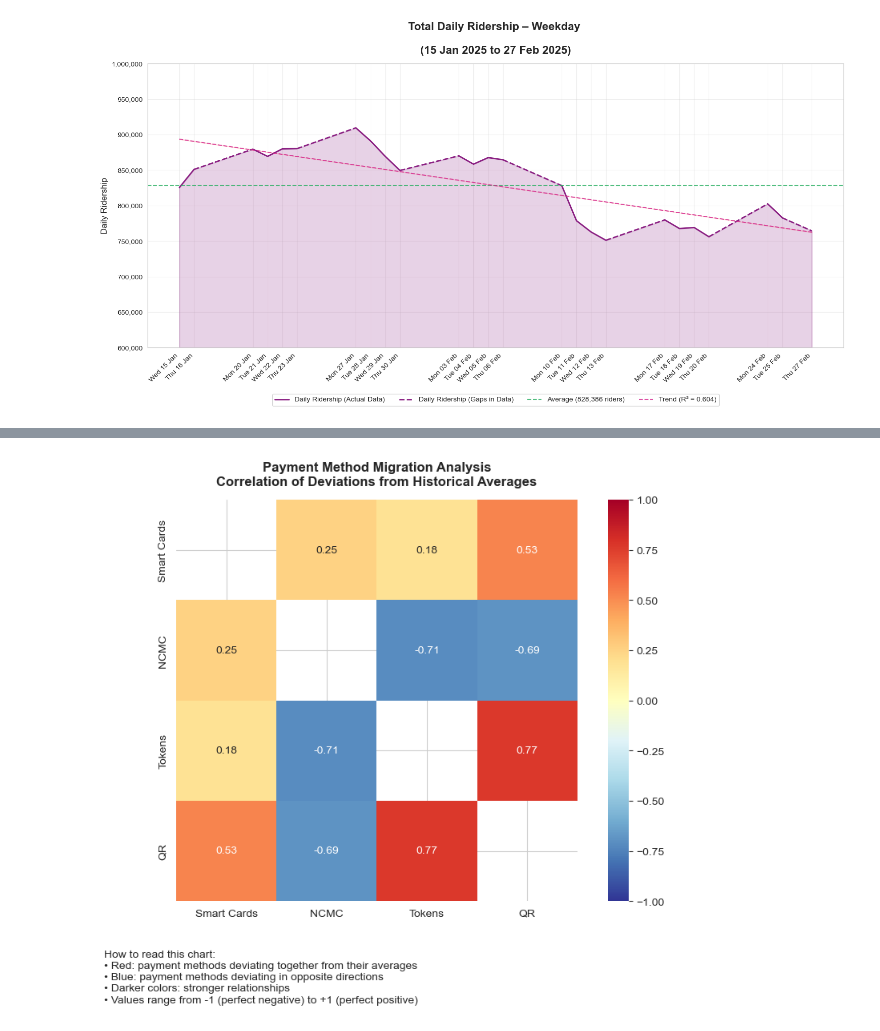
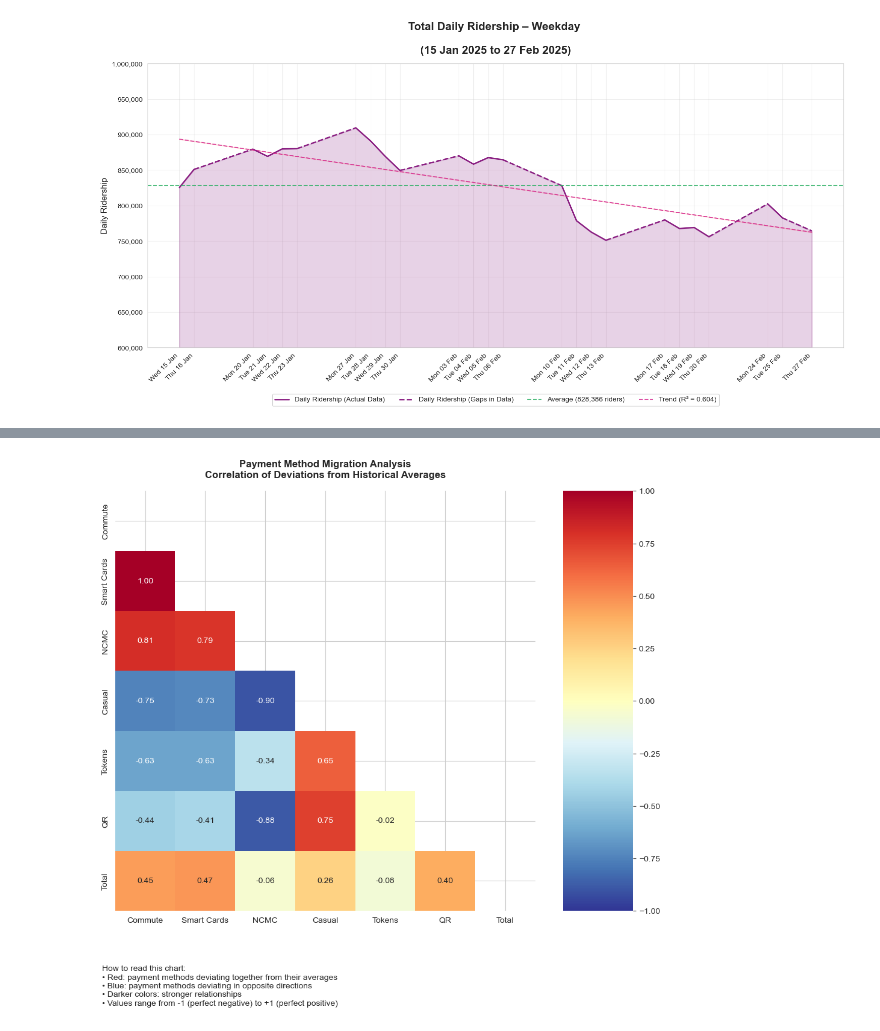
Before and after one commit to thecont1/namma-metro-ridership-tracker, a Jupyter notebook: ridership_3analysis.ipynb, the cells around one changed output, grey strips where cells are left out. Drawn from its saved outputs; the diff is of its cells as text; code cells hidden in the pictures.

Commit message:
Analysis v3 with exciting new viz features [WIP]

```diff
--- a/ridership_3analysis.ipynb
+++ b/ridership_3analysis.ipynb
@@ -769,11 +775 @@ Total Rides Served per Month ⁺
   plus extrapolation based on day averages.
-# %%
-jan_data = trimmed_df(df2, number_of_days=31, end_date='2025-01-31', exclude_dates=['2025-01-14', '2025-01-15', '2025-01-16'])
-jan_data = jan_data[jan_data['Record Date'].dt.to_period('M') == '2025-01']['Total']
-
-feb_data = trimmed_df(df2, number_of_days=28, end_date='2025-02-28')
-feb_data = feb_data[feb_data['Record Date'].dt.to_period('M') == '2025-02']['Total']
-
-t_stat, p_value = ttest_ind(jan_data, feb_data)
-print(f"T-statistic: {t_stat:.3f}")
-print(f"P-value: {p_value:.3f}")
@@ -886,7 +891,7 @@ def plot_ridership_trend(df, traffic_band='all', user_type='all', base_value=0,
                      linewidth=2 + int(line_color != '#8B2183'))
 
     # Find gaps in dates
-    date_series = pd.Series(data['Record Date'])
+    date_series = pd.Series(data['Record Date'], )
     date_gaps = date_series.diff() > pd.Timedelta(days=1)
     gap_indices = date_gaps[date_gaps].index.tolist()
 
@@ -1581,0 +1633,23 @@ def plot_payment_correlation_heatmap(corr_matrix, title=None):
+# %%
+# Preparing pre-hike data for reasonably accurate comparison
+# Move event date from Feb 9 to Feb 16 to avoid Aero India - the confounding factor
+event_date='2025-02-16'
+exclude_dates = ['2025-02-26',
+                 '2025-02-14', '2025-02-13', '2025-02-12', '2025-02-11', '2025-02-10',
+                 '2025-01-16', '2025-01-15', '2025-01-14', '2025-01-01',
+                 '2024-12-25', '2024-12-24', '2024-12-31',
+                 '2024-11-01', '2024-10-31']
+df3 = trimmed_df(df2, number_of_days=180, end_date='2025-03-08', exclude_dates=exclude_dates, weekly_average=None)
+df3 = df3[(df3['Record Date'] >= '2024-11-01') & (df3['Record Date'] <= '2025-02-28')]
+
+df3_weekday = df3[df3['Traffic Band'] == 'Weekday']
+results_md = analyze_event_impact(df3_weekday,
+                     event_date=event_date,
+                     alpha=0.01)
+display(Markdown(results_md))
+
+df3_weekend = df3[df3['Traffic Band'].isin(['Weekend Lite', 'Weekend'])]
+results_md = analyze_event_impact(df3_weekend,
+                     event_date=event_date,
+                     alpha=0.05)
+display(Markdown(results_md))
@@ -1582,10 +1659,9 @@ def plot_payment_correlation_heatmap(corr_matrix, title=None):
 # %%
 # Define variables to test (payment methods)
-test_date = '2025-02-10'
-variables = ['Commute', 'Casual', 'Total']
-variables = ['Smart Cards', 'NCMC', 'Tokens', 'QR']
+test_date = '2025-02-17'
+variables = ['Commute', 'Smart Cards', 'NCMC', 'Casual', 'Tokens', 'QR', 'Total']
 
-analysis_data, corr_matrix = analyze_payment_migration(df2, weekly_average, test_date, variables, days_to_analyze=4)
+analysis_data, corr_matrix = analyze_payment_migration(df3, weekly_average, test_date, variables, days_to_analyze=4)
 fig = plot_payment_correlation_heatmap(corr_matrix)
 # %% [output]
-[figure, old version]
+[figure, new version]
```
Also changed, not shown: parts of 77 cells of this notebook.
